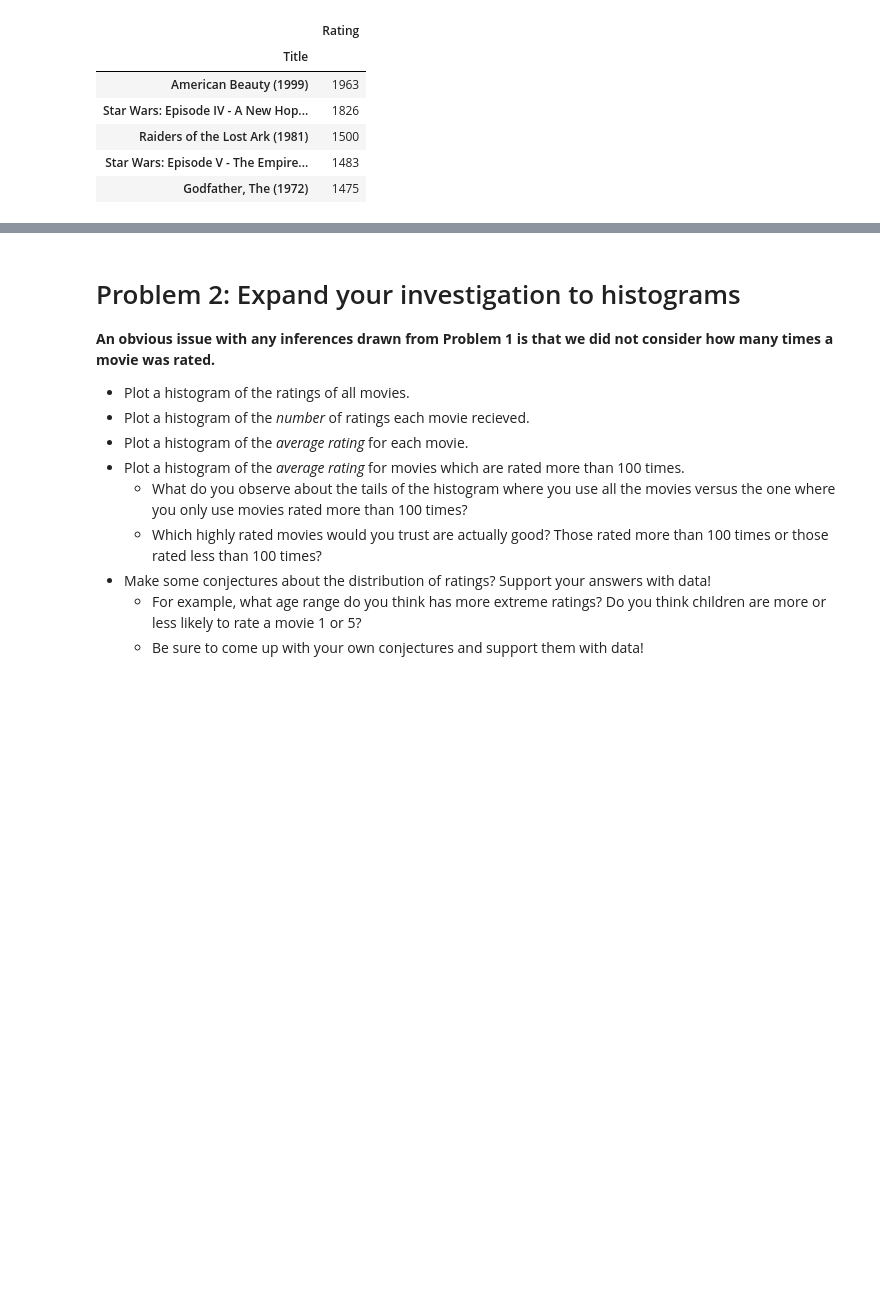
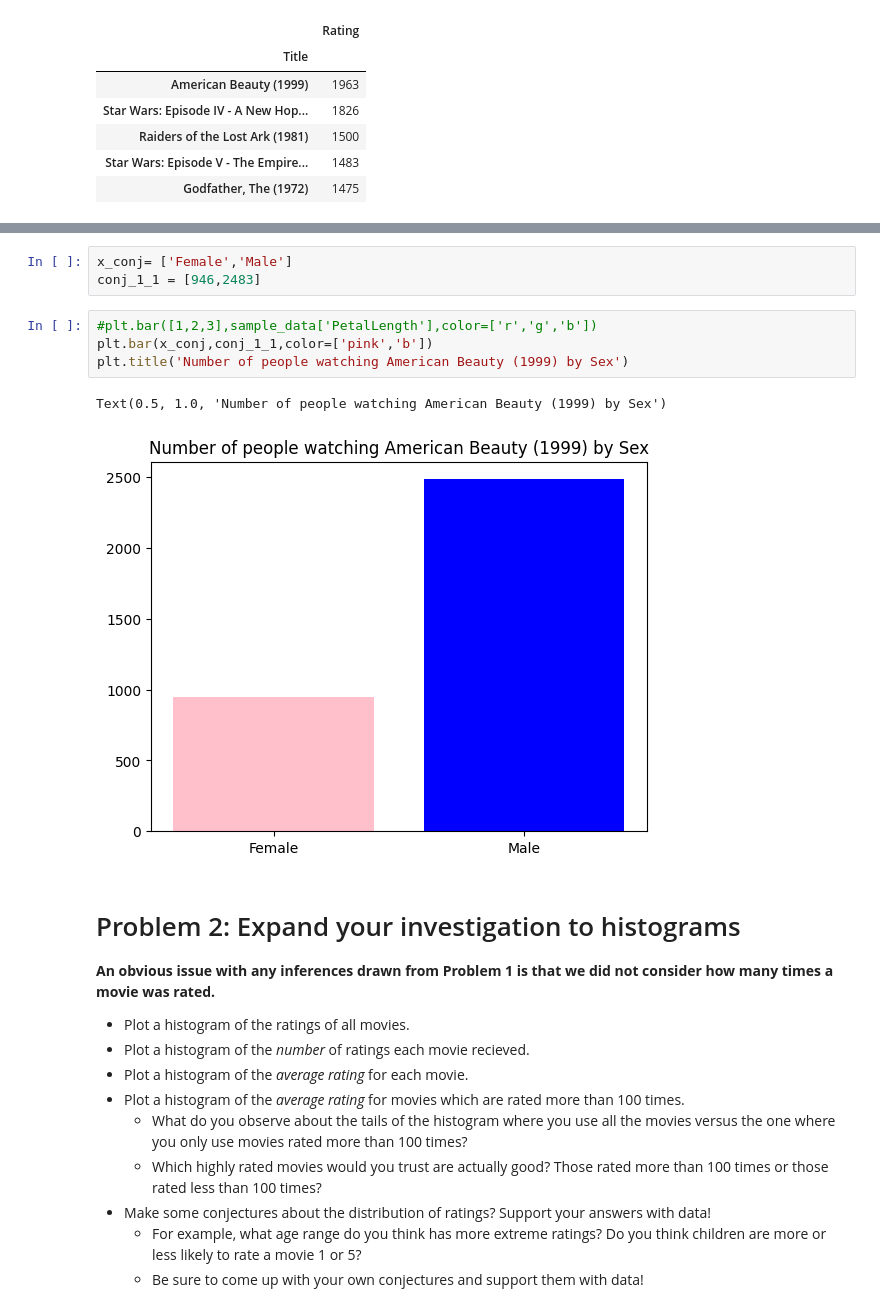
Before and after one commit to kwansawanth/bggdata, a Jupyter notebook: Copy_of_Project2_66.ipynb, the cells around one changed output, grey strips where cells are left out. Saved outputs shown, nothing was run; the diff lists cells and outputs as text; blank space fills up the shorter version.

```diff
--- a/Copy_of_Project2_66.ipynb
+++ b/Copy_of_Project2_66.ipynb
@@ -219,3 +222,13 @@ plt.show()
+# %%
+x_conj= ['Female','Male']
+conj_1_1 = [946,2483]
+# %%
+#plt.bar([1,2,3],sample_data['PetalLength'],color=['r','g','b'])
+plt.bar(x_conj,conj_1_1,color=['pink','b'])
+plt.title('Number of people watching American Beauty (1999) by Sex')
+# %% [output]
+Text(0.5, 1.0, 'Number of people watching American Beauty (1999) by Sex')
+[figure, added]
 # %% [markdown]
 # Problem 2: Expand your investigation to histograms
 
```
Also changed, not shown: parts of 12 cells of this notebook.
